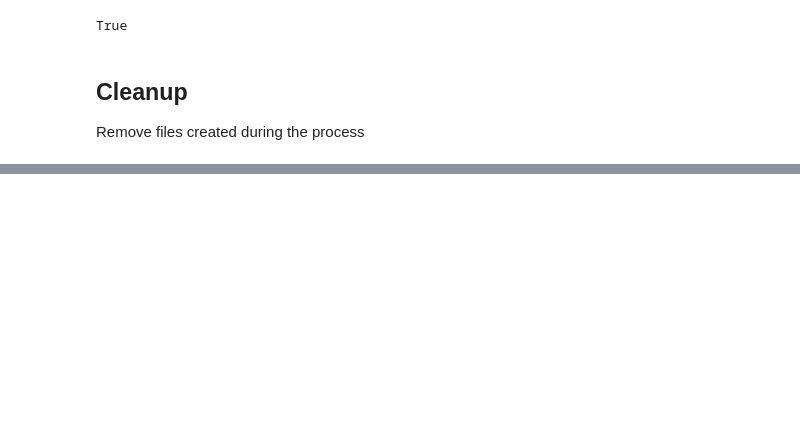
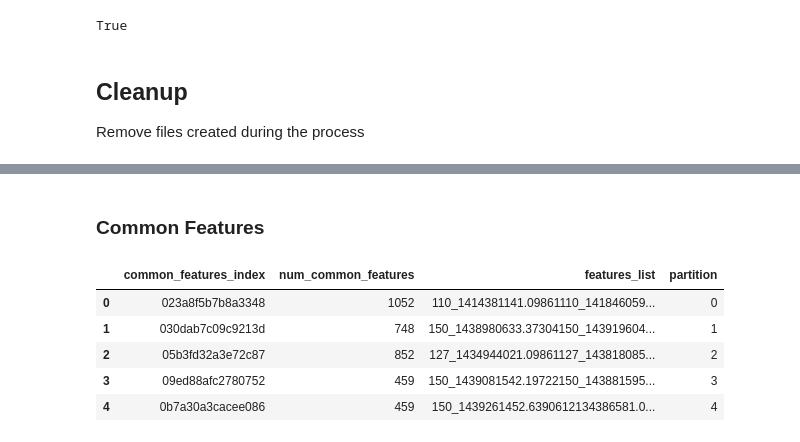
Before and after one commit to john-james-ai/DeepCVR, a Jupyter notebook: notebooks/1_data/create_development_datasets.ipynb, the cells around one changed output, grey strips where cells are left out. Drawn from its saved outputs; the diff is of its cells as text; code cells hidden in the pictures; blank space fills up the shorter version.

```diff
--- a/notebooks/1_data/create_development_datasets.ipynb
+++ b/notebooks/1_data/create_development_datasets.ipynb
@@ -236,0 +246,14 @@ df.head()
+# %% [markdown]
+### Common Features
+# %%
+filepath = "tests/data/development/staged/common_features_train.csv"
+df = pd.read_csv(filepath)
+# %%
+df.head()
+# %% [output]
+|  | common_features_index | num_common_features | features_list | partition |
+| 0 | 023a8f5b7b8a3348 | 1052 | 110_1414381141.09861110_141846059... | 0 |
+| 1 | 030dab7c09c9213d | 748 | 150_1438980633.37304150_143919604... | 1 |
+| 2 | 05b3fd32a3e72c87 | 852 | 127_1434944021.09861127_143818085... | 2 |
+| 3 | 09ed88afc2780752 | 459 | 150_1439081542.19722150_143881595... | 3 |
+| 4 | 0b7a30a3cacee086 | 459 | 150_1439261452.6390612134386581.0... | 4 |
```
Also changed, not shown: parts of 5 cells of this notebook, 10 other files.
